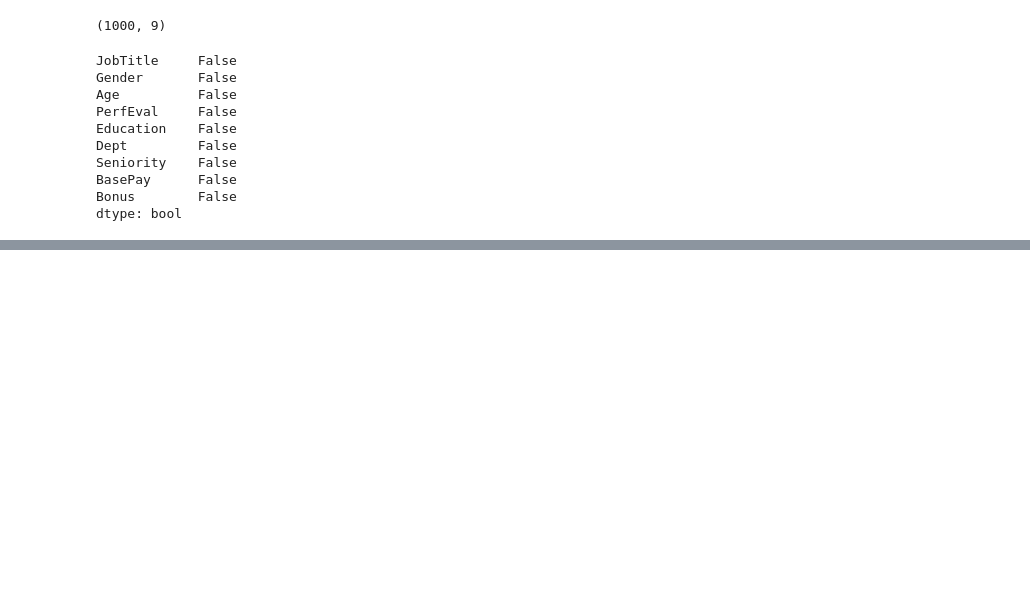
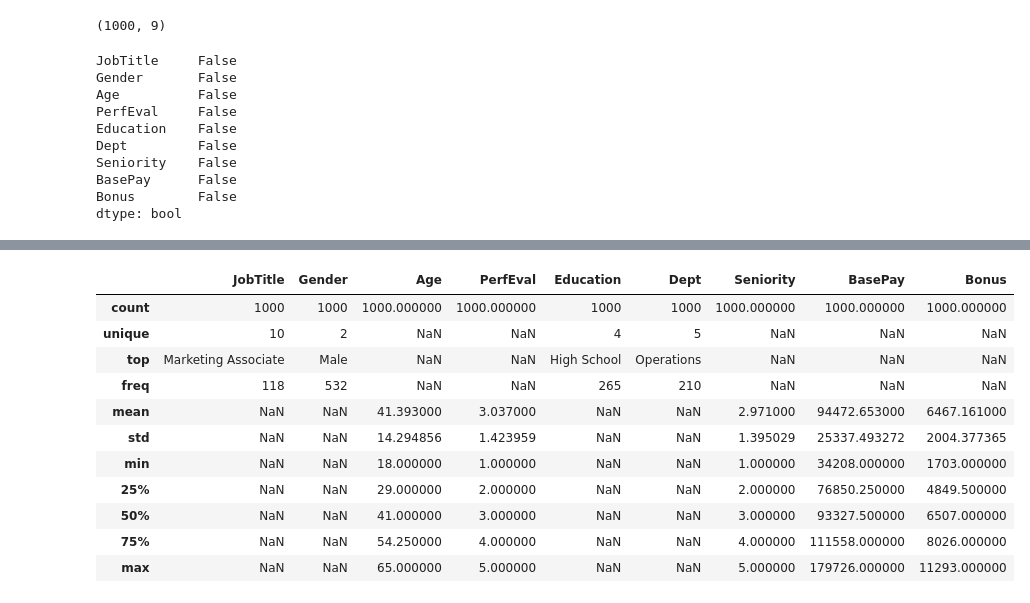
Before and after one commit to rajeski/Pay_Gap, a Jupyter notebook: Notebook.ipynb, the cells around one changed output, grey strips where cells are left out. Cells and saved outputs as stored; diff of their text form; code cells hidden in the pictures; blank space fills up the shorter version.

```diff
--- a/Notebook.ipynb
+++ b/Notebook.ipynb
@@ -73,0 +100,15 @@ dtype: bool
+# %%
+df.describe(include='all')
+# %% [output]
+|  | JobTitle | Gender | Age | PerfEval | Education | Dept | Seniority | BasePay | Bonus |
+| count | 1000 | 1000 | 1000.000000 | 1000.000000 | 1000 | 1000 | 1000.000000 | 1000.000000 | 1000.000000 |
+| unique | 10 | 2 | NaN | NaN | 4 | 5 | NaN | NaN | NaN |
+| top | Marketing Associate | Male | NaN | NaN | High School | Operations | NaN | NaN | NaN |
+| freq | 118 | 532 | NaN | NaN | 265 | 210 | NaN | NaN | NaN |
+| mean | NaN | NaN | 41.393000 | 3.037000 | NaN | NaN | 2.971000 | 94472.653000 | 6467.161000 |
+| std | NaN | NaN | 14.294856 | 1.423959 | NaN | NaN | 1.395029 | 25337.493272 | 2004.377365 |
+| min | NaN | NaN | 18.000000 | 1.000000 | NaN | NaN | 1.000000 | 34208.000000 | 1703.000000 |
+| 25% | NaN | NaN | 29.000000 | 2.000000 | NaN | NaN | 2.000000 | 76850.250000 | 4849.500000 |
+| 50% | NaN | NaN | 41.000000 | 3.000000 | NaN | NaN | 3.000000 | 93327.500000 | 6507.000000 |
+| 75% | NaN | NaN | 54.250000 | 4.000000 | NaN | NaN | 4.000000 | 111558.000000 | 8026.000000 |
+| max | NaN | NaN | 65.000000 | 5.000000 | NaN | NaN | 5.000000 | 179726.000000 | 11293.000000 |
```
Also changed, not shown: parts of 6 cells of this notebook.
